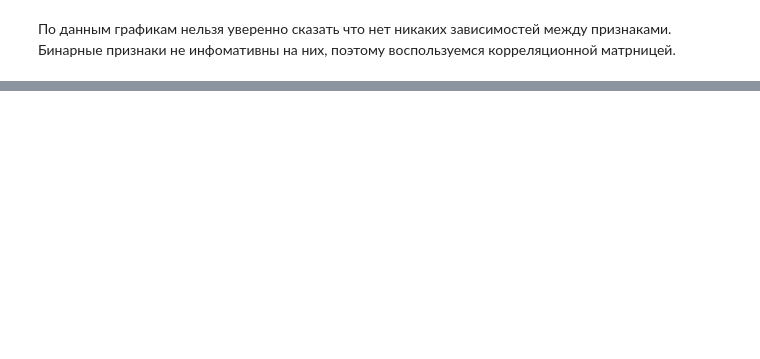
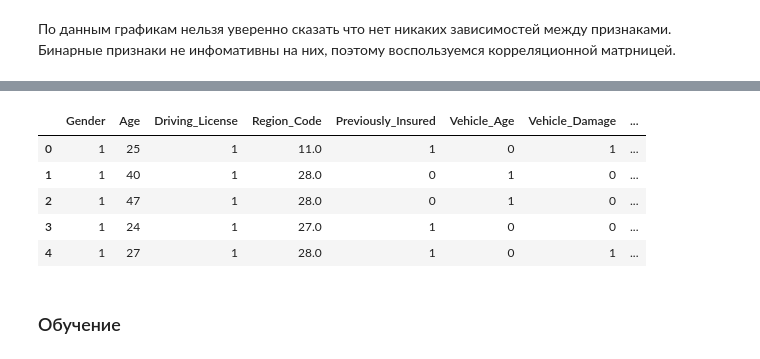
Before and after one commit to alexsoll/MachineLearningCourse, a Jupyter notebook: Janatahack_cross-sell_prediction.ipynb, the cells around one changed output, grey strips where cells are left out. Cells and saved outputs as stored; diff of their text form; code cells hidden in the pictures; blank space fills up the shorter version.

```diff
--- a/Janatahack_cross-sell_prediction.ipynb
+++ b/Janatahack_cross-sell_prediction.ipynb
@@ -205,0 +254,11 @@ sns.pairplot(train.iloc[random_subset], diag_kind='hist')
+# %%
+test.head()
+# %% [output]
+|  | Gender | Age | Driving_License | Region_Code | Previously_Insured | Vehicle_Age | Vehicle_Damage | ... |
+| 0 | 1 | 25 | 1 | 11.0 | 1 | 0 | 1 | ... |
+| 1 | 1 | 40 | 1 | 28.0 | 0 | 1 | 0 | ... |
+| 2 | 1 | 47 | 1 | 28.0 | 0 | 1 | 0 | ... |
+| 3 | 1 | 24 | 1 | 27.0 | 1 | 0 | 0 | ... |
+| 4 | 1 | 27 | 1 | 28.0 | 1 | 0 | 1 | ... |
+# %% [markdown]
+### Обучение
```
Also changed, not shown: parts of 18 cells of this notebook.
